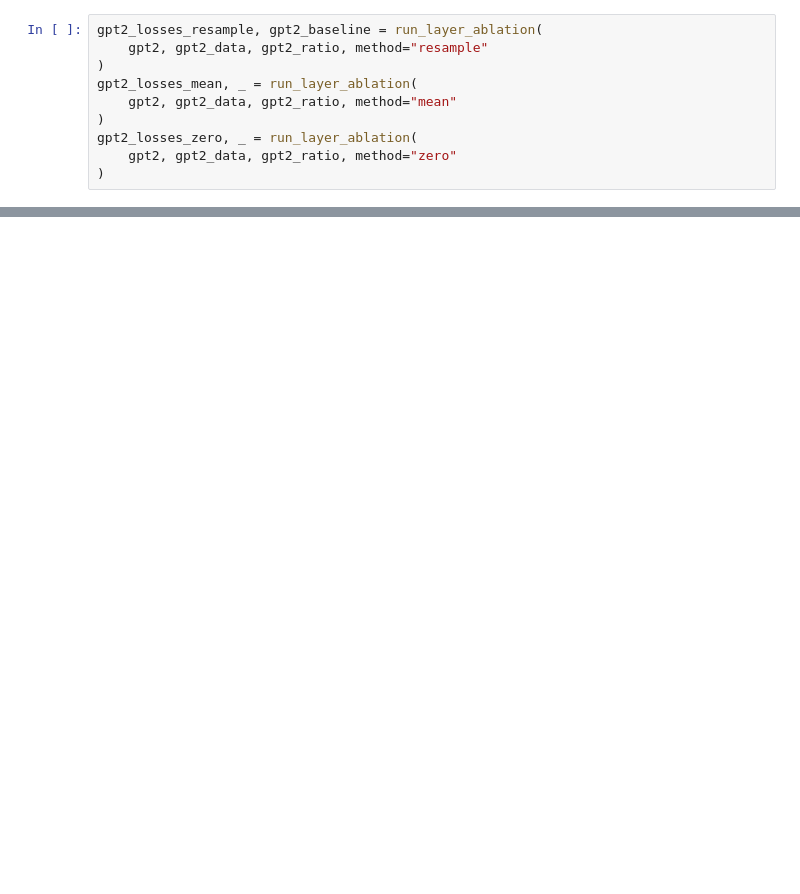
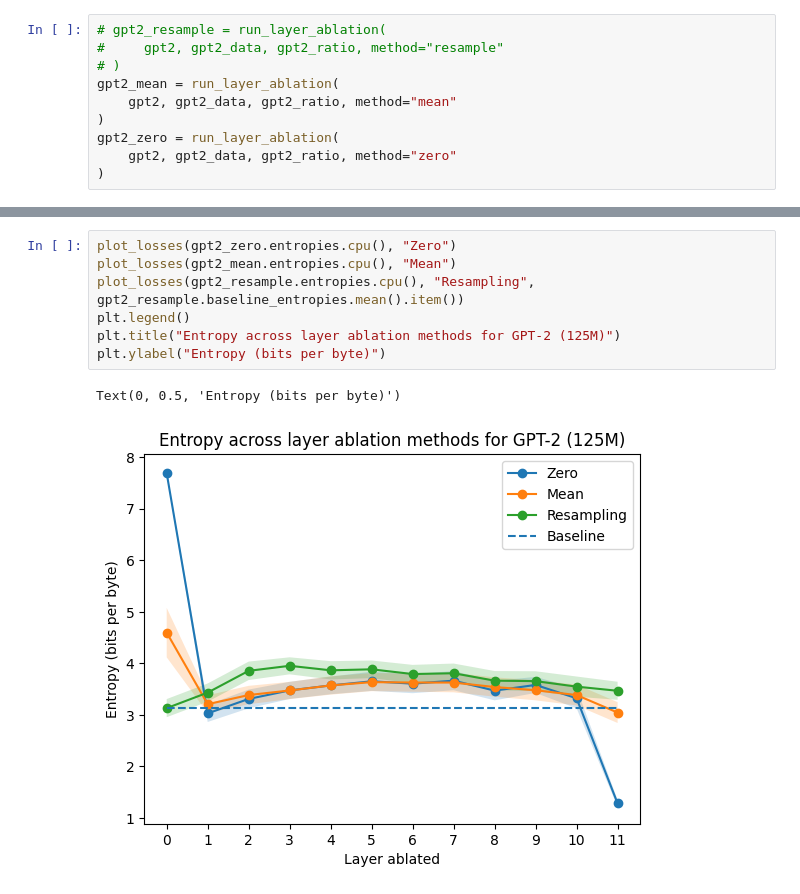
Before and after one commit to AlignmentResearch/tuned-lens, a Jupyter notebook: notebooks/layer_ablation.ipynb, the cells around one changed output, grey strips where cells are left out. Cells and saved outputs as stored; diff of their text form; blank space fills up the shorter version.

```diff
--- a/notebooks/layer_ablation.ipynb
+++ b/notebooks/layer_ablation.ipynb
@@ -76,10 +133,10 @@ def run_layer_ablation(
 # %%
-gpt2_losses_resample, gpt2_baseline = run_layer_ablation(
-    gpt2, gpt2_data, gpt2_ratio, method="resample"
-)
-gpt2_losses_mean, _ = run_layer_ablation(
+# gpt2_resample = run_layer_ablation(
+#     gpt2, gpt2_data, gpt2_ratio, method="resample"
+# )
+gpt2_mean = run_layer_ablation(
     gpt2, gpt2_data, gpt2_ratio, method="mean"
 )
-gpt2_losses_zero, _ = run_layer_ablation(
+gpt2_zero = run_layer_ablation(
     gpt2, gpt2_data, gpt2_ratio, method="zero"
 )
@@ -139,3 +173,13 @@ plt.title("Comparing layer ablation methods for GPT-2 (125M)")
 # %% [output]
 Text(0.5, 1.0, 'Comparing layer ablation methods for GPT-2 (125M)')
 [figure]
+# %%
+plot_losses(gpt2_zero.entropies.cpu(), "Zero")
+plot_losses(gpt2_mean.entropies.cpu(), "Mean")
+plot_losses(gpt2_resample.entropies.cpu(), "Resampling", gpt2_resample.baseline_entropies.mean().item())
+plt.legend()
+plt.title("Entropy across layer ablation methods for GPT-2 (125M)")
+plt.ylabel("Entropy (bits per byte)")
+# %% [output]
+Text(0, 0.5, 'Entropy (bits per byte)')
+[figure, added]
```
Also changed, not shown: parts of 17 cells of this notebook, 12 other files.
